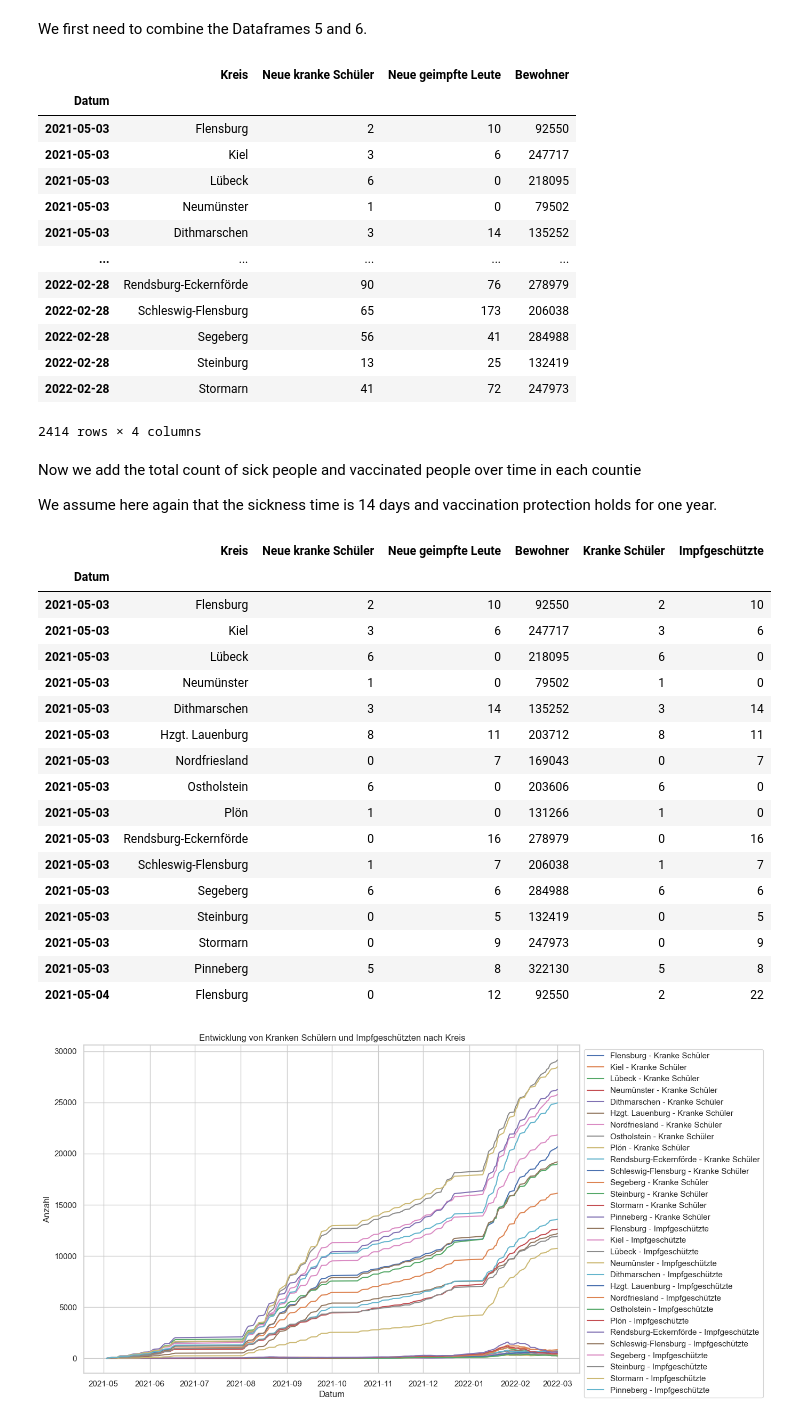
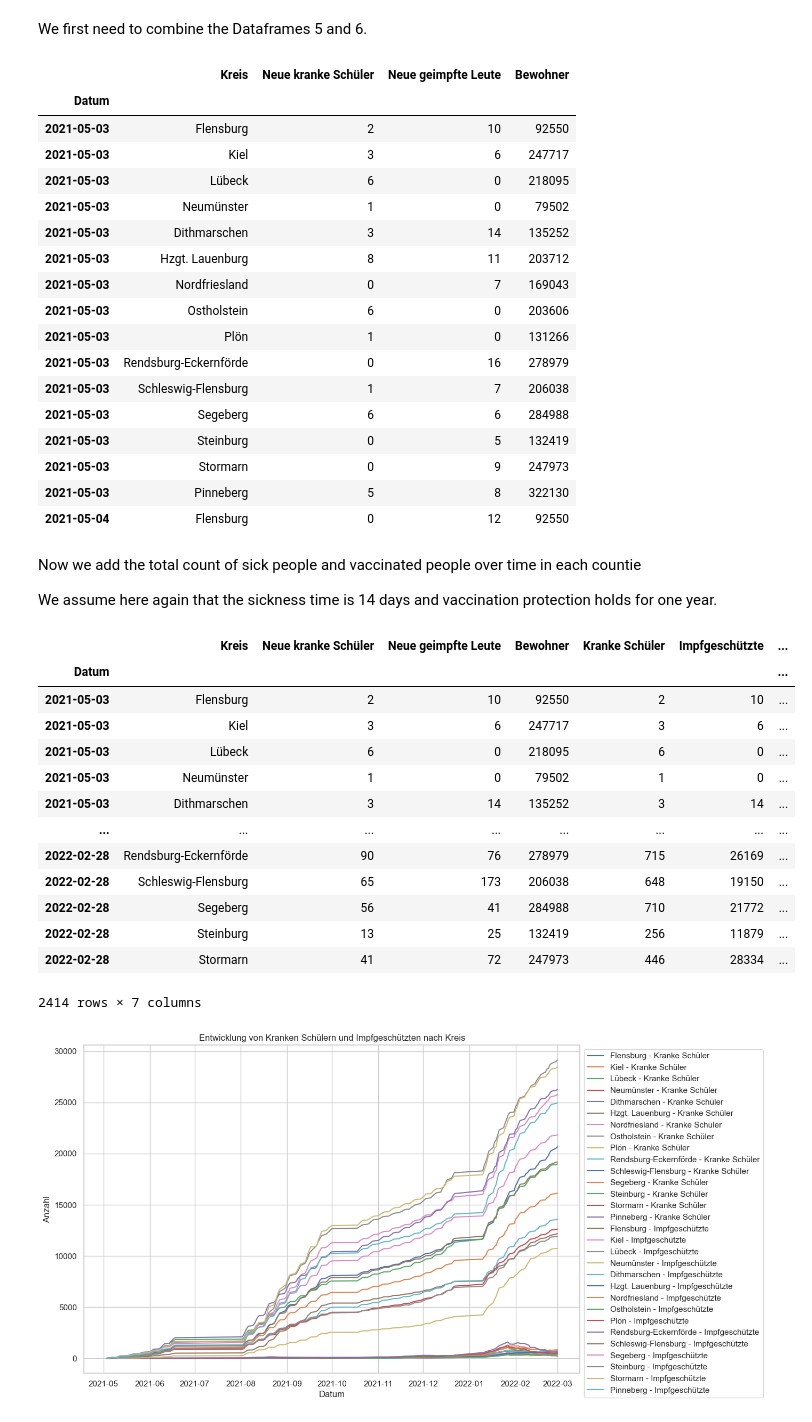
Before and after one commit to JanBaumgart/Jan_MADE, a Jupyter notebook: project/data_exploration.ipynb, the cells around one changed output. Cells and saved outputs as stored; diff of their text form; code cells hidden in the pictures.

```diff
--- a/project/data_exploration.ipynb
+++ b/project/data_exploration.ipynb
@@ -411,7 +421,7 @@ merged_df6_5_1['Neue geimpfte Leute'] = merged_df6_5_1['Neue geimpfte Leute'].as
 merged_df6_5_1 = merged_df6_5_1[merged_df6_5_1.index >= '2021-05-01']
 
 
-merged_df6_5_1.head(-16)
+merged_df6_5_1.head(16)
 # %% [output]
 |  | Kreis | Neue kranke Schüler | Neue geimpfte Leute | Bewohner |
 | Datum |  |  |  |  |
@@ -420,13 +430,17 @@ merged_df6_5_1.head(-16)
 | 2021-05-03 | Lübeck | 6 | 0 | 218095 |
 | 2021-05-03 | Neumünster | 1 | 0 | 79502 |
 | 2021-05-03 | Dithmarschen | 3 | 14 | 135252 |
-| ... | ... | ... | ... | ... |
-| 2022-02-28 | Rendsburg-Eckernförde | 90 | 76 | 278979 |
-| 2022-02-28 | Schleswig-Flensburg | 65 | 173 | 206038 |
-| 2022-02-28 | Segeberg | 56 | 41 | 284988 |
-| 2022-02-28 | Steinburg | 13 | 25 | 132419 |
-| 2022-02-28 | Stormarn | 41 | 72 | 247973 |
+| 2021-05-03 | Hzgt. Lauenburg | 8 | 11 | 203712 |
+| 2021-05-03 | Nordfriesland | 0 | 7 | 169043 |
+| 2021-05-03 | Ostholstein | 6 | 0 | 203606 |
+| 2021-05-03 | Plön | 1 | 0 | 131266 |
+| 2021-05-03 | Rendsburg-Eckernförde | 0 | 16 | 278979 |
+| 2021-05-03 | Schleswig-Flensburg | 1 | 7 | 206038 |
+| 2021-05-03 | Segeberg | 6 | 6 | 284988 |
+| 2021-05-03 | Steinburg | 0 | 5 | 132419 |
+| 2021-05-03 | Stormarn | 0 | 9 | 247973 |
+| 2021-05-03 | Pinneberg | 5 | 8 | 322130 |
+| 2021-05-04 | Flensburg | 0 | 12 | 92550 |
-2414 rows × 4 columns
 # %% [markdown]
 Now we add the total count of sick people and vaccinated people over time in each countie
 
@@ -434,28 +448,25 @@ We assume here again that the sickness time is 14 days and vaccination protectio
 # %%
 # Die Zwei neuen Spalten als Integer hinzufügen
 merged_df6_5_1['Kranke Schüler'] = merged_df6_5_1.groupby('Kreis')['Neue kranke Schüler'].transform(lambda x: x.rolling(window=14, min_periods=1).sum().astype(int))
 merged_df6_5_1['Impfgeschützte'] = merged_df6_5_1.groupby('Kreis')['Neue geimpfte Leute'].transform(lambda x: x.rolling(window=12*30, min_periods=1).sum().astype(int))
+merged_df6_5_1['Impfgeschützte (%)'] = merged_df6_5_1['Impfgeschützte']/merged_df6_5_1['Bewohner']
 
-merged_df6_5_1.head(16)
+merged_df6_5_1.head(-16)
 # %% [output]
-|  | Kreis | Neue kranke Schüler | Neue geimpfte Leute | Bewohner | Kranke Schüler | Impfgeschützte |
-| Datum |  |  |  |  |  |  |
-| 2021-05-03 | Flensburg | 2 | 10 | 92550 | 2 | 10 |
-| 2021-05-03 | Kiel | 3 | 6 | 247717 | 3 | 6 |
-| 2021-05-03 | Lübeck | 6 | 0 | 218095 | 6 | 0 |
-| 2021-05-03 | Neumünster | 1 | 0 | 79502 | 1 | 0 |
-| 2021-05-03 | Dithmarschen | 3 | 14 | 135252 | 3 | 14 |
-| 2021-05-03 | Hzgt. Lauenburg | 8 | 11 | 203712 | 8 | 11 |
-| 2021-05-03 | Nordfriesland | 0 | 7 | 169043 | 0 | 7 |
-| 2021-05-03 | Ostholstein | 6 | 0 | 203606 | 6 | 0 |
-| 2021-05-03 | Plön | 1 | 0 | 131266 | 1 | 0 |
-| 2021-05-03 | Rendsburg-Eckernförde | 0 | 16 | 278979 | 0 | 16 |
-| 2021-05-03 | Schleswig-Flensburg | 1 | 7 | 206038 | 1 | 7 |
-| 2021-05-03 | Segeberg | 6 | 6 | 284988 | 6 | 6 |
-| 2021-05-03 | Steinburg | 0 | 5 | 132419 | 0 | 5 |
-| 2021-05-03 | Stormarn | 0 | 9 | 247973 | 0 | 9 |
-| 2021-05-03 | Pinneberg | 5 | 8 | 322130 | 5 | 8 |
-| 2021-05-04 | Flensburg | 0 | 12 | 92550 | 2 | 22 |
+|  | Kreis | Neue kranke Schüler | Neue geimpfte Leute | Bewohner | Kranke Schüler | Impfgeschützte | ... |
+| Datum |  |  |  |  |  |  | ... |
+| 2021-05-03 | Flensburg | 2 | 10 | 92550 | 2 | 10 | ... |
+| 2021-05-03 | Kiel | 3 | 6 | 247717 | 3 | 6 | ... |
+| 2021-05-03 | Lübeck | 6 | 0 | 218095 | 6 | 0 | ... |
+| 2021-05-03 | Neumünster | 1 | 0 | 79502 | 1 | 0 | ... |
+| 2021-05-03 | Dithmarschen | 3 | 14 | 135252 | 3 | 14 | ... |
+| ... | ... | ... | ... | ... | ... | ... | ... |
+| 2022-02-28 | Rendsburg-Eckernförde | 90 | 76 | 278979 | 715 | 26169 | ... |
+| 2022-02-28 | Schleswig-Flensburg | 65 | 173 | 206038 | 648 | 19150 | ... |
+| 2022-02-28 | Segeberg | 56 | 41 | 284988 | 710 | 21772 | ... |
+| 2022-02-28 | Steinburg | 13 | 25 | 132419 | 256 | 11879 | ... |
+| 2022-02-28 | Stormarn | 41 | 72 | 247973 | 446 | 28334 | ... |
+2414 rows × 7 columns
 # %%
 # Extrahieren Sie die einzigartigen Kreise im DataFrame
 kreise = merged_df6_5_1['Kreis'].unique()
```
Also changed, not shown: parts of 9 cells of this notebook, 1 other file.
